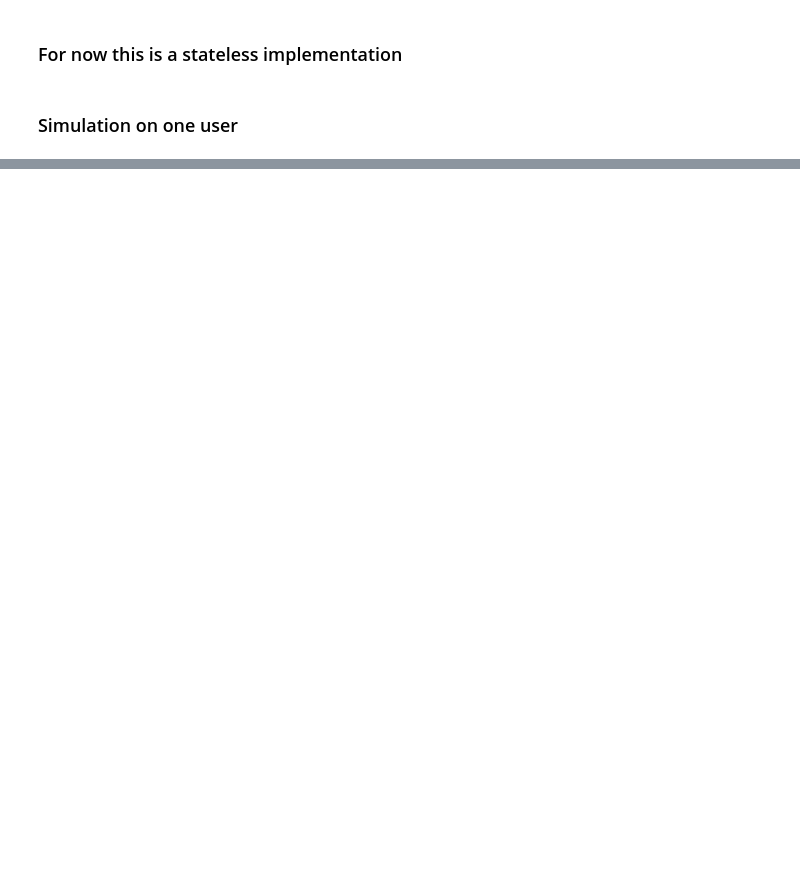
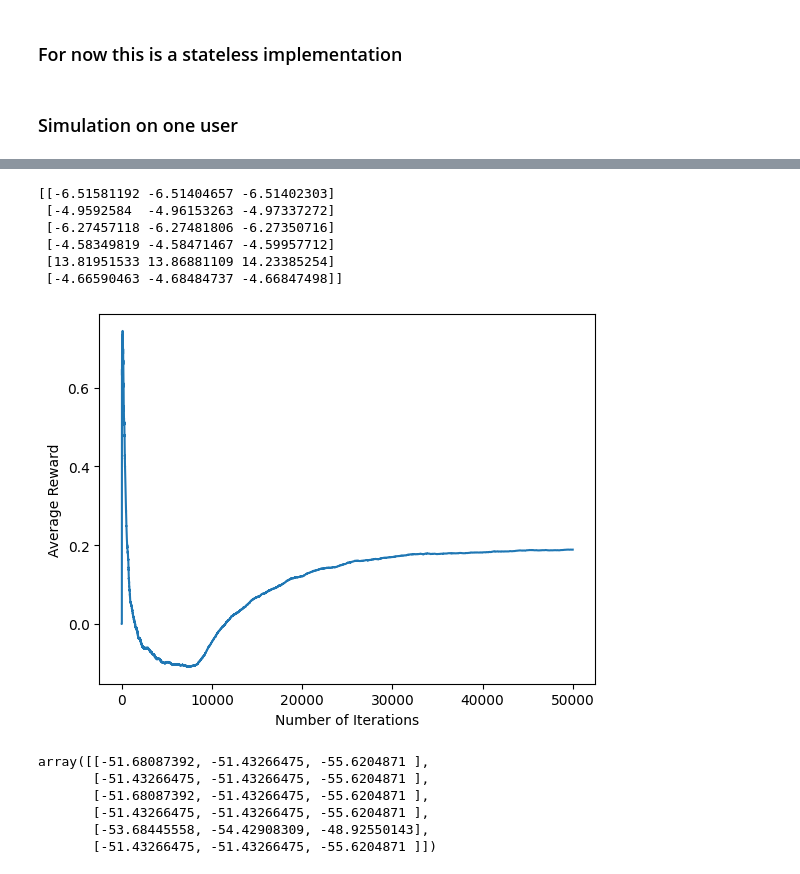
Before and after one commit to cyalbert25/EE568-StudentRLProject-1, a Jupyter notebook: WriteUpRight_q_learning.ipynb, the cells around one changed output, grey strips where cells are left out. Drawn from its saved outputs; the diff is of its cells as text; code cells hidden in the pictures; blank space fills up the shorter version.

Commit message:
defined transition probs. modified aplha. results look like something :)

```diff
--- a/WriteUpRight_q_learning.ipynb
+++ b/WriteUpRight_q_learning.ipynb
@@ -124,6 +142,7 @@ class EpsGreedyAgent:
          # Initialization of Q and V values
         self.Q = np.zeros(shape=(num_states, num_actions), dtype=float)
         self.V = np.zeros(shape=(num_states,)) # da li je ovo ok???
+        self.N = np.zeros((num_states, num_actions))
 
         self.action_counts = [0] * num_actions
         self.step_counts = 0
@@ -157,8 +176,12 @@ class EpsGreedyAgent:
         # Interaction with the environment - collecting reward
         self.reward_history.append(reward)
 
+        self.N[state, action] += 1
+        alpha = 0.5 / (self.N[state, action] + 1) ** 0.75
+
         # Update Q according to the algorithm
-        self.Q[state, action] = (1-alpha) * self.Q[state,action] + alpha * (reward + self.V[new_state])
+        # self.Q[state, action] = (1-alpha) * self.Q[state,action] + alpha * (reward + 0.99*self.V[new_state])
+        self.Q[state, action] = (1 - alpha) * self.Q[state, action] + alpha * (reward + 0.99*np.max(self.Q[new_state, :]))
 
         # Update V as the Q-value of the optimal actions for the current state
         self.V[state] = np.max(self.Q[state, :])
@@ -257,0 +260,62 @@ print(Q)
+# %%
+# fix random seed
+np.random.seed(0)
+
+# Simulating a user with a transition model
+# for EA, for the normal state, we should put high probability that the state would end up in bad posture? to encourage the system to do nothing...
+# but what foe EC since it would probably enlarge the text?
+transition_matrix = np.array([
+    [
+        [0.2, 0.025, 0.025, 0.025, 0.7, 0.025],
+        [0.025, 0.1, 0.025, 0.025, 0.8, 0.025],
+        [0.025, 0.025, 0.2, 0.025, 0.7, 0.025],
+        [0.025, 0.025, 0.025, 0.1, 0.8, 0.025],
+        [0.02, 0.02, 0.02, 0.02, 0.9, 0.02],
+        [0.025, 0.025, 0.025, 0.025, 0.8, 0.1]
+    ],
+    [
+        [0.1, 0.025, 0.025, 0.025, 0.8, 0.025],
+        [0.025, 0.1, 0.025, 0.025, 0.8, 0.025],
+        [0.025, 0.025, 0.1, 0.025, 0.8, 0.025],
+        [0.025, 0.025, 0.025, 0.1, 0.8, 0.025],
+        [0.08, 0.08, 0.08, 0.08, 0.6, 0.08],
+        [0.025, 0.025, 0.025, 0.025, 0.8, 0.1]
+    ],
+    [
+        [0.9, 0.02, 0.02, 0.02, 0.02, 0.02],
+        [0.02, 0.9, 0.02, 0.02, 0.02, 0.02],
+        [0.02, 0.02, 0.9, 0.02, 0.02, 0.02],
+        [0.02, 0.02, 0.02, 0.9, 0.02, 0.02],
+        [0.02, 0.02, 0.02, 0.02, 0.9, 0.02],
+        [0.02, 0.02, 0.02, 0.02, 0.02, 0.9],
+    ]
+])
+
+average_rewards, rmse, reward_history, Q = user_simulation(transition_model = transition_matrix, explore_rate=0.1, alpha=0.7, num_iterations=50000)
+
+import matplotlib.pyplot as plt
+plt.plot(average_rewards)
+plt.ylabel('Average Reward')
+plt.xlabel('Number of Iterations')
+
+print(Q)
+# %% [output]
+[[-6.51581192 -6.51404657 -6.51402303]
+ [-4.9592584  -4.96153263 -4.97337272]
+ [-6.27457118 -6.27481806 -6.27350716]
+ [-4.58349819 -4.58471467 -4.59957712]
+ [13.81951533 13.86881109 14.23385254]
+ [-4.66590463 -4.68484737 -4.66847498]]
+[figure, added]
+# %%
+env = QLearningEnv(transition_matrix)
+solver = MDPsolver(env)
+solver.value_iteration()
+solver.q
+# %% [output]
+array([[-51.68087392, -51.43266475, -55.6204871 ],
+       [-51.43266475, -51.43266475, -55.6204871 ],
+       [-51.68087392, -51.43266475, -55.6204871 ],
+       [-51.43266475, -51.43266475, -55.6204871 ],
+       [-53.68445558, -54.42908309, -48.92550143],
+       [-51.43266475, -51.43266475, -55.6204871 ]])
```
Also changed, not shown: parts of 6 cells of this notebook.
